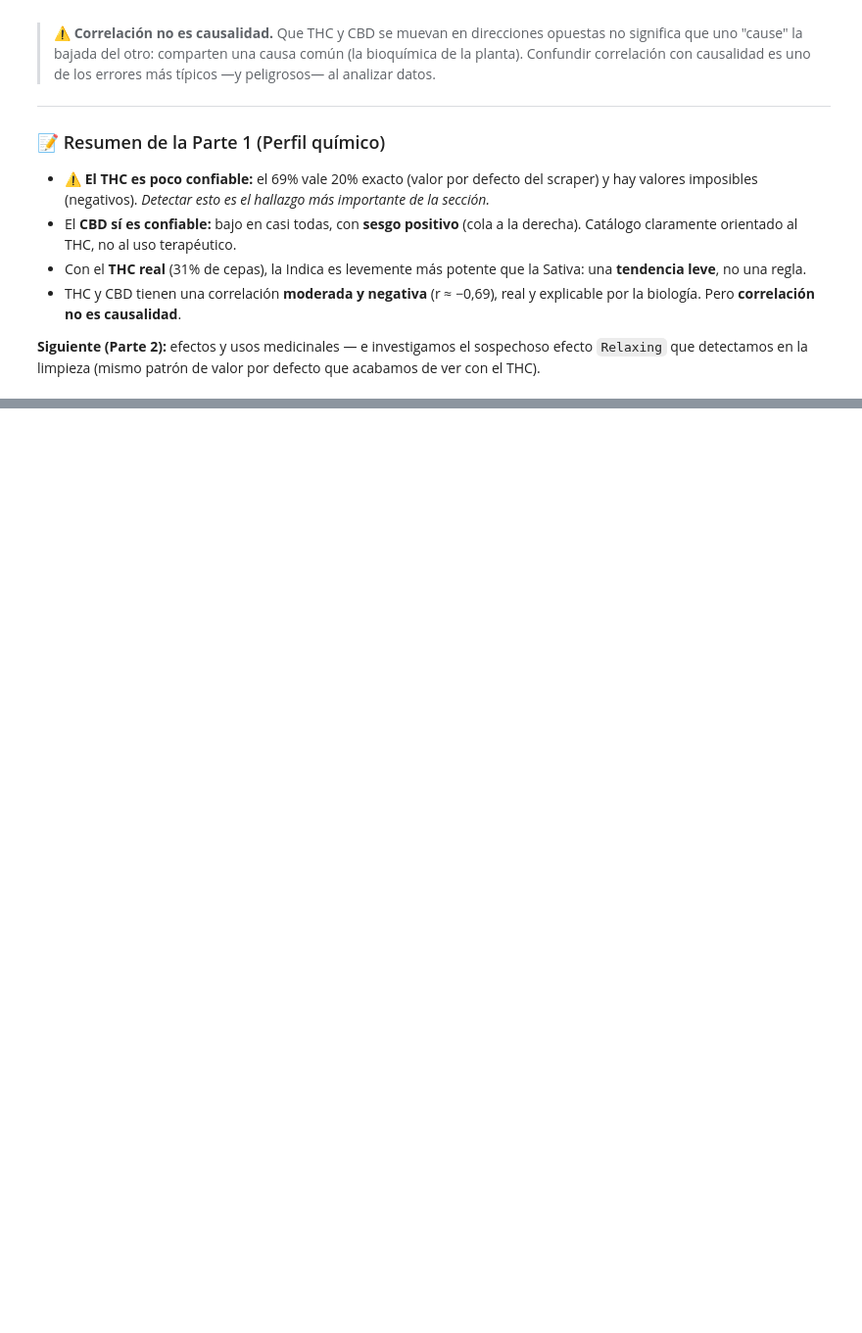
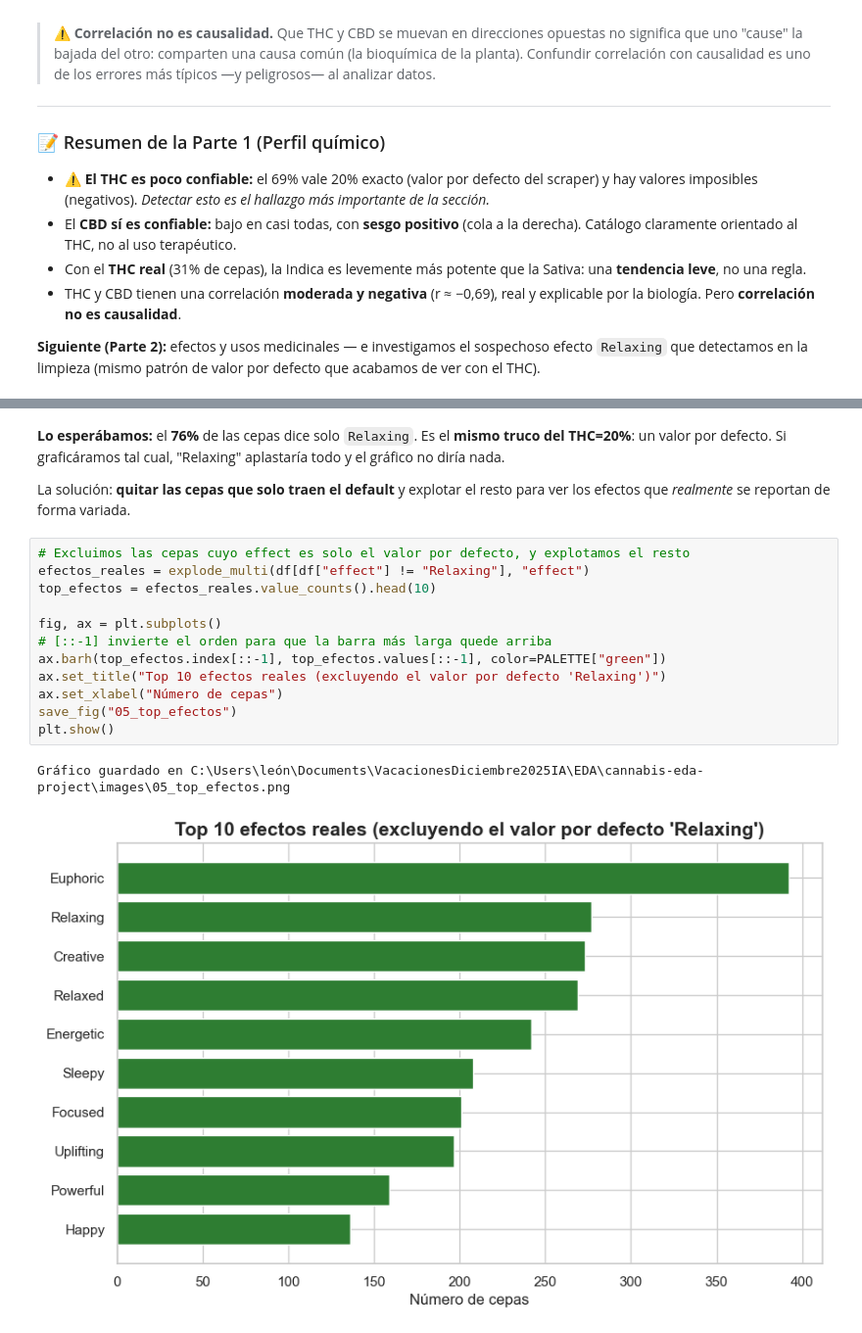
Before and after one commit to arboledaLeon/cannabis-eda-project, a Jupyter notebook: notebooks/03_eda_narrado.ipynb, the cells around one changed output, grey strips where cells are left out. Shown at 98% size. Saved outputs shown, nothing was run; the diff lists cells and outputs as text; blank space fills up the shorter version.

```diff
--- a/notebooks/03_eda_narrado.ipynb
+++ b/notebooks/03_eda_narrado.ipynb
@@ -295,0 +326,21 @@ detectamos en la limpieza (mismo patrón de valor por defecto que acabamos de ve
+# %% [markdown]
+**Lo esperábamos:** el **76%** de las cepas dice solo `Relaxing`. Es el **mismo truco del THC=20%**: un
+valor por defecto. Si graficáramos tal cual, "Relaxing" aplastaría todo y el gráfico no diría nada.
+
+La solución: **quitar las cepas que solo traen el default** y explotar el resto para ver los efectos que
+*realmente* se reportan de forma variada.
+# %%
+# Excluimos las cepas cuyo effect es solo el valor por defecto, y explotamos el resto
+efectos_reales = explode_multi(df[df["effect"] != "Relaxing"], "effect")
+top_efectos = efectos_reales.value_counts().head(10)
+
+fig, ax = plt.subplots()
+# [::-1] invierte el orden para que la barra más larga quede arriba
+ax.barh(top_efectos.index[::-1], top_efectos.values[::-1], color=PALETTE["green"])
+ax.set_title("Top 10 efectos reales (excluyendo el valor por defecto 'Relaxing')")
+ax.set_xlabel("Número de cepas")
+save_fig("05_top_efectos")
+plt.show()
+# %% [output]
+Gráfico guardado en C:\Users\león\Documents\VacacionesDiciembre2025IA\EDA\cannabis-eda-project\images\05_top_efectos.png
+[figure, added]
```
Also changed, not shown: parts of 10 cells of this notebook, 4 other files.
